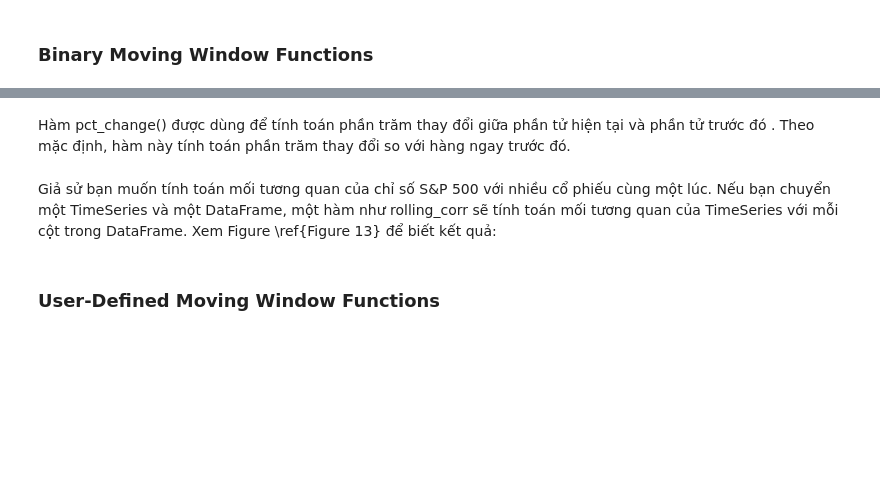
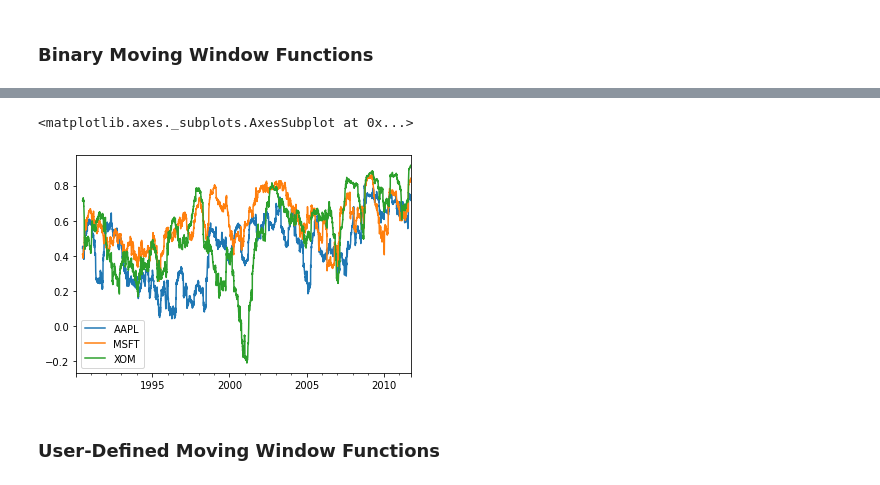
Before and after one commit to Vo-Linh/FDS_TimeSeries, a Jupyter notebook: TimeSeries.ipynb, the cells around one changed output, grey strips where cells are left out. Saved outputs shown, nothing was run; the diff lists cells and outputs as text; code cells hidden in the pictures; blank space fills up the shorter version.

```diff
--- a/TimeSeries.ipynb
+++ b/TimeSeries.ipynb
@@ -1301,3 +1324,6 @@ returns = close_px.pct_change()
 # %%
-corr = returns.AAPL.rolling(125, min_periods=100).corr(spx_rets)
+corr = returns.rolling(125, min_periods=100).corr(spx_rets)
 corr.plot()
+# %% [output]
+<matplotlib.axes._subplots.AxesSubplot at 0x...>
+[figure, added]
@@ -1306,4 +1329,0 @@ plt.figure()
-# %% [markdown]
-Hàm pct_change() được dùng để tính toán phần trăm thay đổi giữa phần tử hiện tại và phần tử trước đó . Theo mặc định, hàm này tính toán phần trăm thay đổi so với hàng ngay trước đó.
-# %% [markdown]
-Giả sử bạn muốn tính toán mối tương quan của chỉ số S&P 500 với nhiều cổ phiếu cùng một lúc. Nếu bạn chuyển một TimeSeries và một DataFrame, một hàm như rolling_corr sẽ tính toán mối tương quan của TimeSeries với mỗi cột trong DataFrame. Xem Figure \ref{Figure 13} để biết kết quả:
```
Also changed, not shown: parts of 33 cells of this notebook.
